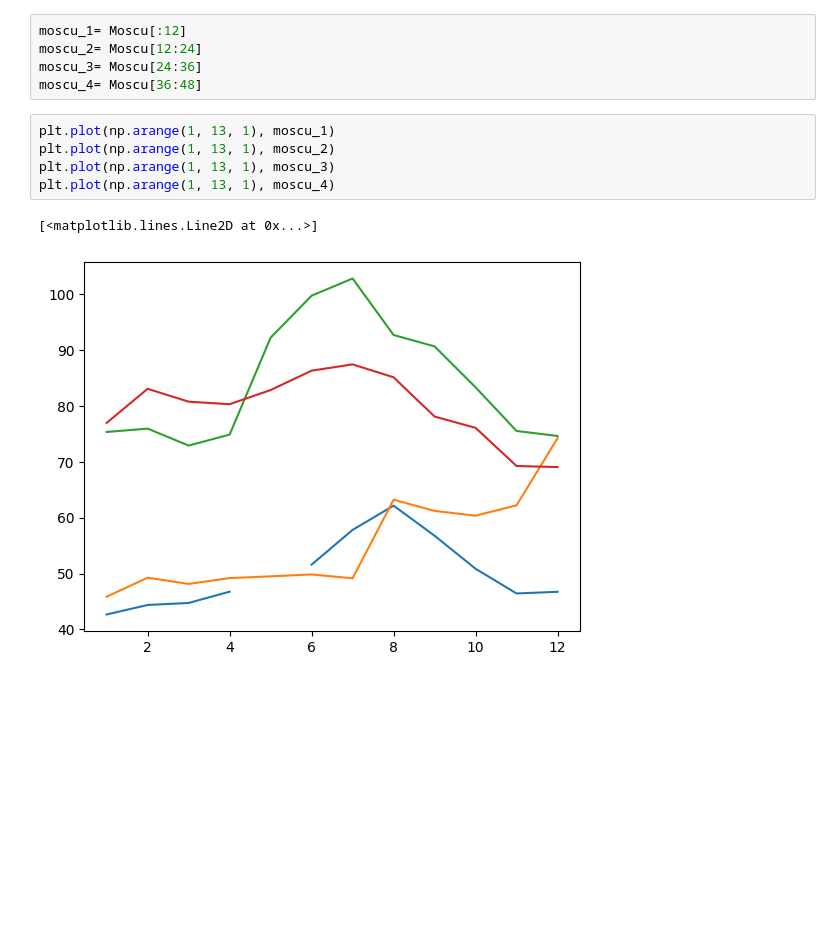
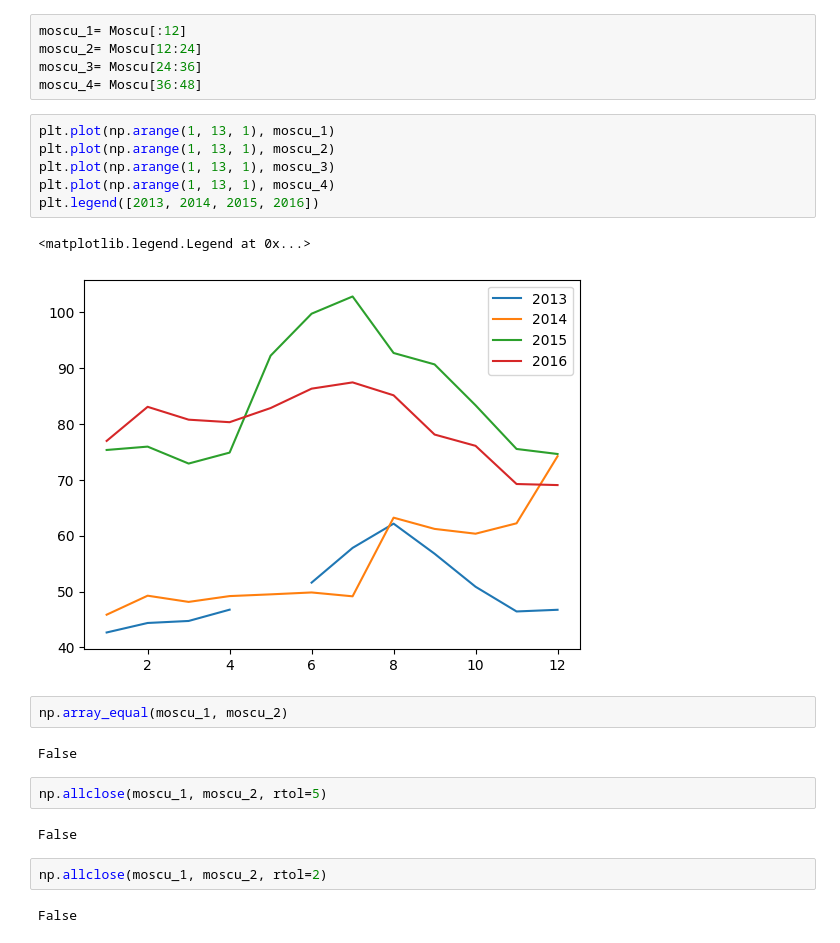
Before and after one commit to sallylpez/Numpy, a Jupyter notebook: Numpy.ipynb, the cells around one changed output. Saved outputs shown, nothing was run; the diff lists cells and outputs as text; blank space fills up the shorter version.

Commit message:
Se creó comparación entre array

```diff
--- a/Numpy.ipynb
+++ b/Numpy.ipynb
@@ -189,8 +191,21 @@ moscu_4= Moscu[36:48]
 # %%
 plt.plot(np.arange(1, 13, 1), moscu_1)
 plt.plot(np.arange(1, 13, 1), moscu_2)
 plt.plot(np.arange(1, 13, 1), moscu_3)
 plt.plot(np.arange(1, 13, 1), moscu_4)
+plt.legend([2013, 2014, 2015, 2016])
 # %% [output]
-[<matplotlib.lines.Line2D at 0x...>]
+<matplotlib.legend.Legend at 0x...>
-[figure, old version]
+[figure, new version]
+# %%
+np.array_equal(moscu_1, moscu_2)
+# %% [output]
+False
+# %%
+np.allclose(moscu_1, moscu_2, rtol=5)
+# %% [output]
+False
+# %%
+np.allclose(moscu_1, moscu_2, rtol=2)
+# %% [output]
+False
```
Also changed, not shown: parts of 1 cell of this notebook.
